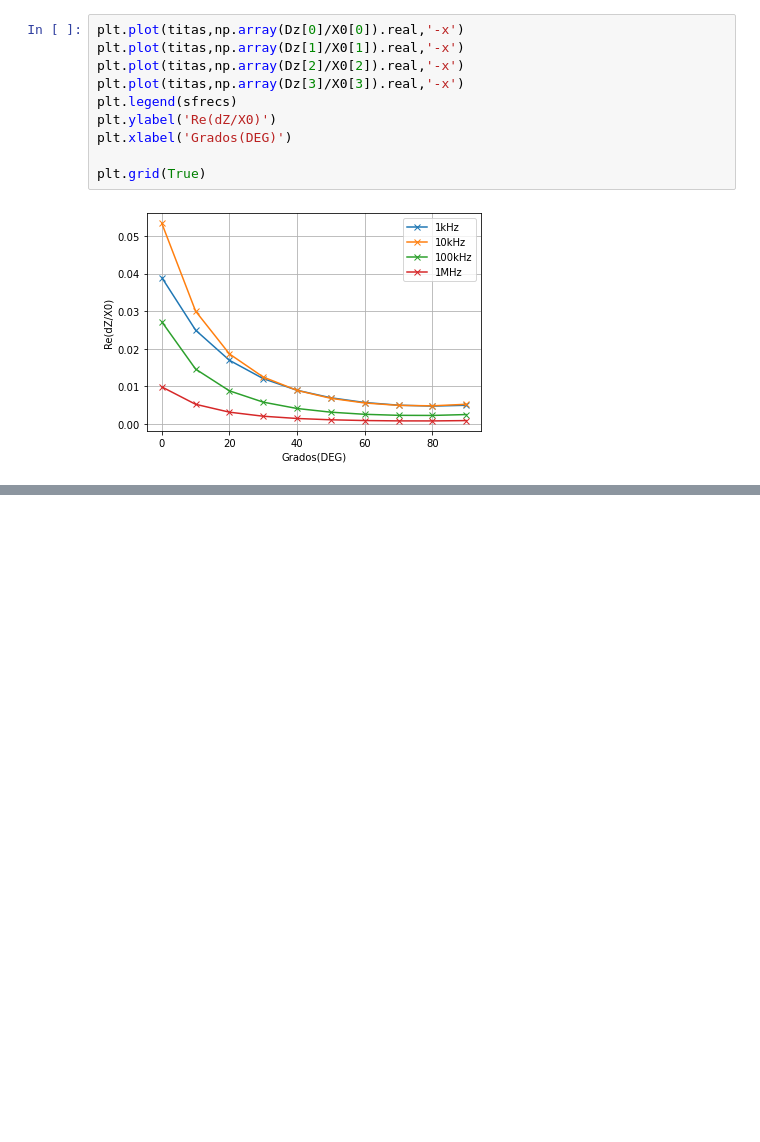
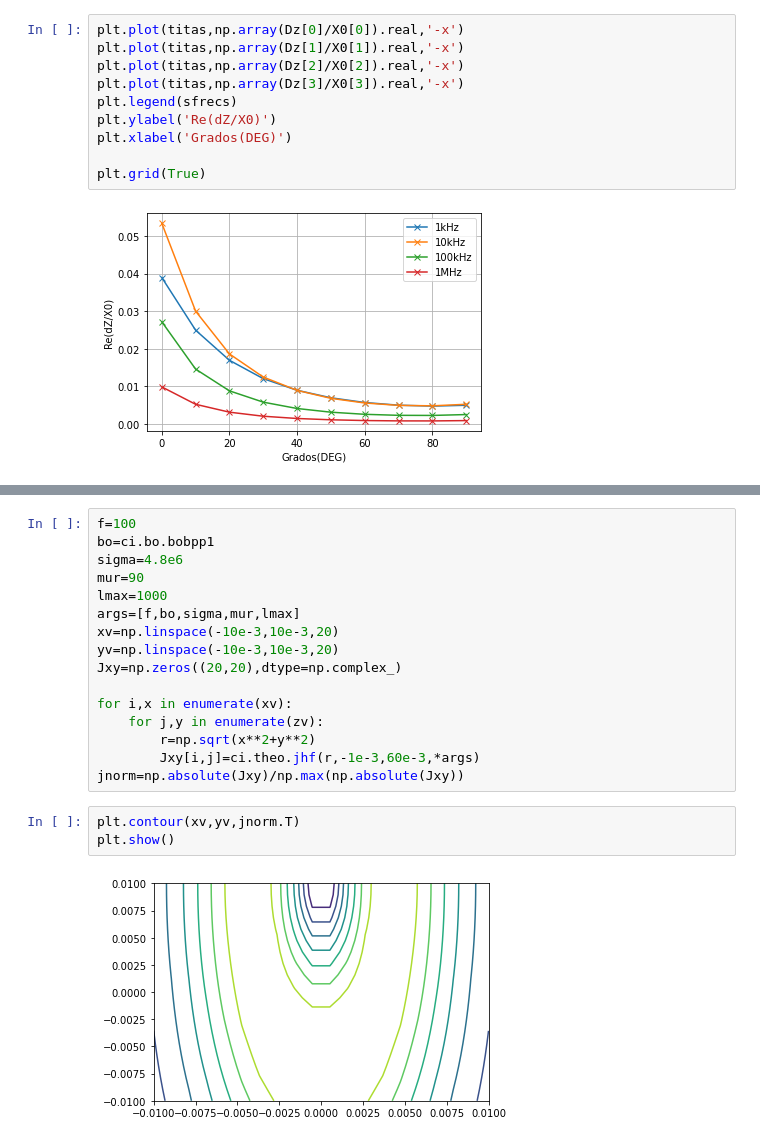
Before and after one commit to carabedo/ci_mutual, a Jupyter notebook: theo2005.ipynb, the cells around one changed output, grey strips where cells are left out. Cells and saved outputs as stored; diff of their text form; blank space fills up the shorter version.

```diff
--- a/theo2005.ipynb
+++ b/theo2005.ipynb
@@ -193,0 +306,21 @@ plt.grid(True)
+# %%
+f=100
+bo=ci.bo.bobpp1
+sigma=4.8e6
+mur=90
+lmax=1000
+args=[f,bo,sigma,mur,lmax]
+xv=np.linspace(-10e-3,10e-3,20)
+yv=np.linspace(-10e-3,10e-3,20)
+Jxy=np.zeros((20,20),dtype=np.complex_)
+
+for i,x in enumerate(xv):
+    for j,y in enumerate(zv):
+        r=np.sqrt(x**2+y**2)
+        Jxy[i,j]=ci.theo.jhf(r,-1e-3,60e-3,*args)
+jnorm=np.absolute(Jxy)/np.max(np.absolute(Jxy))
+# %%
+plt.contour(xv,yv,jnorm.T)
+plt.show()
+# %% [output]
+[figure, added]
```
Also changed, not shown: parts of 15 cells of this notebook, 9 other files.
